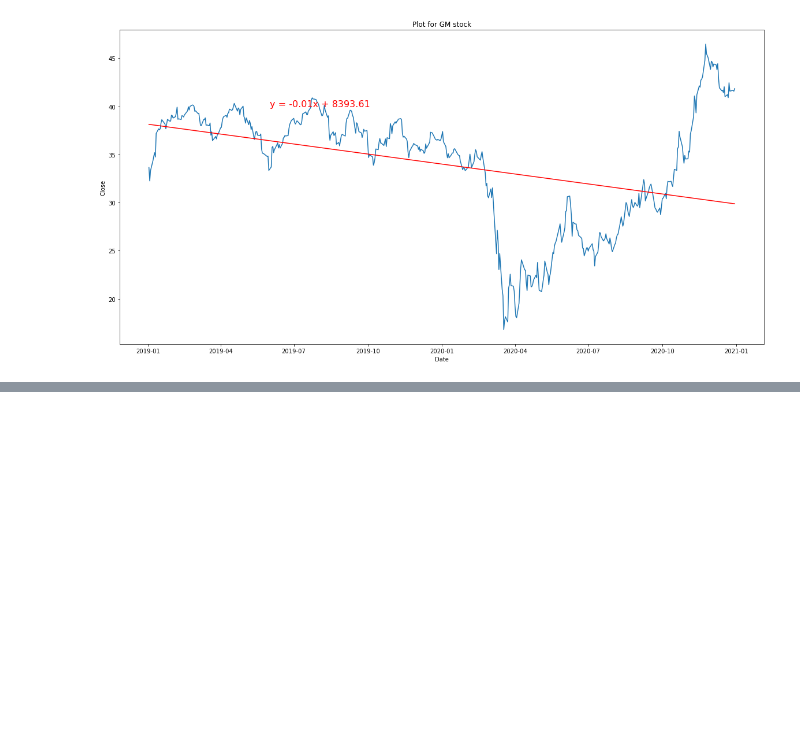
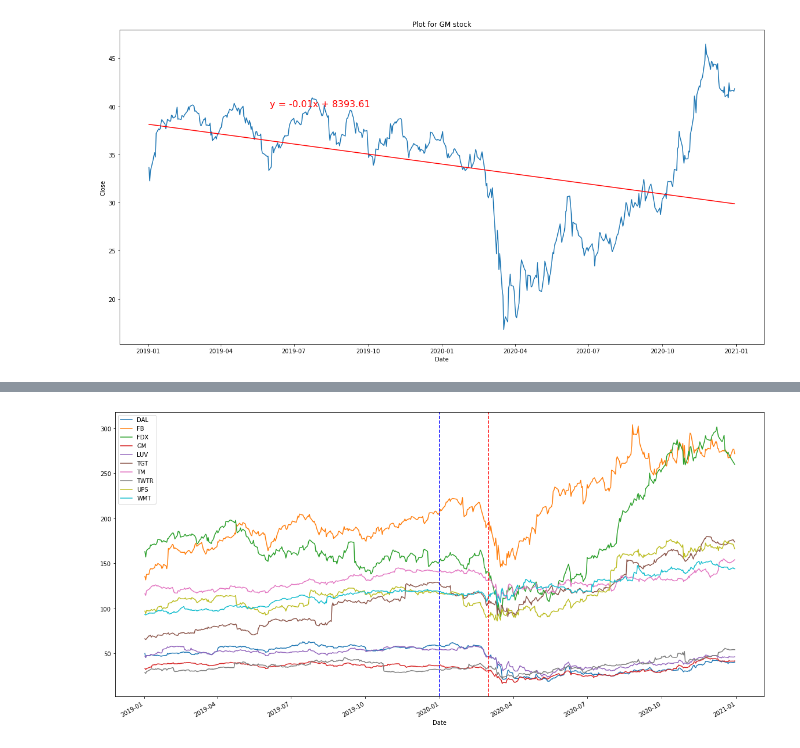
Before and after one commit to nt1983/team5-exercise, a Jupyter notebook: Narjes_Code.ipynb, the cells around one changed output, grey strips where cells are left out. Cells and saved outputs as stored; diff of their text form; code cells hidden in the pictures; blank space fills up the shorter version.

```diff
--- a/Narjes_Code.ipynb
+++ b/Narjes_Code.ipynb
@@ -131,0 +127,9 @@ The p-value is: 7.315235775821704e-20
+# %%
+plt.figure(figsize=(20, 10))
+stock_group["Close"].plot()
+plt.axvline(x='2020-3-1',color='r',linestyle='--')
+plt.axvline(x='2020-1-1',color='b',linestyle='--')
+plt.legend()
+plt.show()
+# %% [output]
+[figure, added]
```
Also changed, not shown: parts of 1 cell of this notebook.
